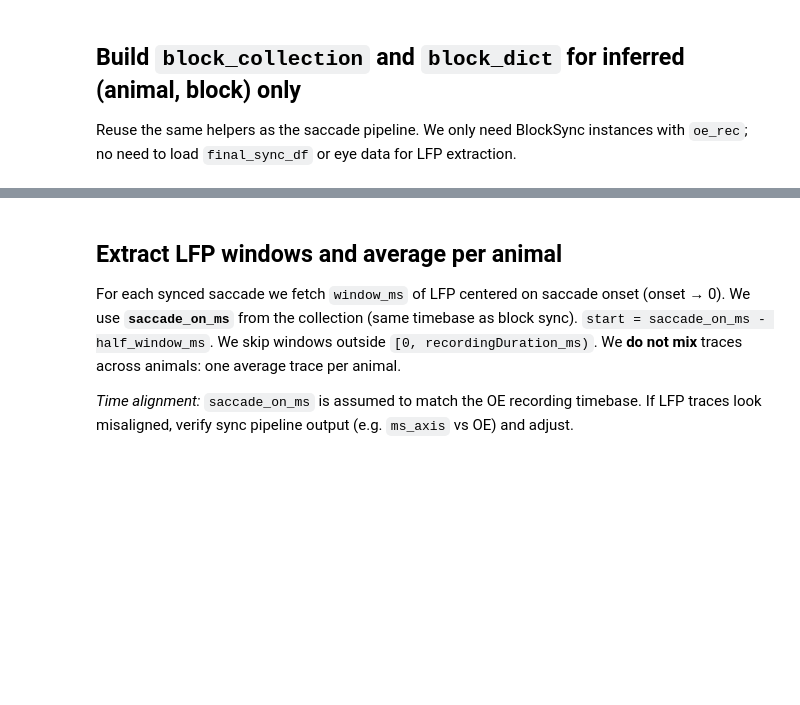
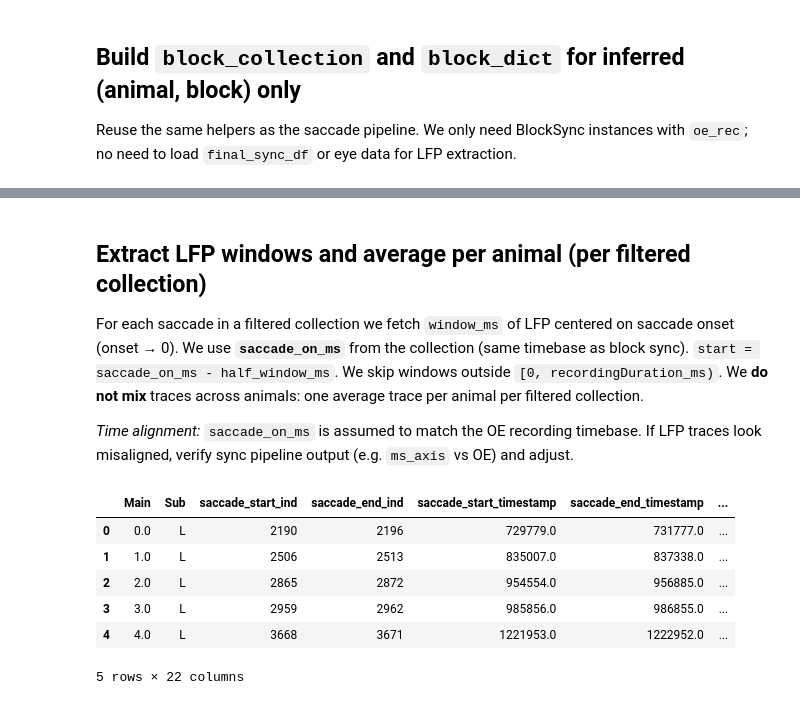
Before and after one commit to EvolutionaryNeuralCodingLab/PETS, a Jupyter notebook: src/eye_tracking_system_tools/analysis_pipelines/saccade_lfp_average_pipeline.ipynb, the cells around one changed output, grey strips where cells are left out. Cells and saved outputs as stored; diff of their text form; code cells hidden in the pictures; blank space fills up the shorter version.

```diff
--- a/src/eye_tracking_system_tools/analysis_pipelines/saccade_lfp_average_pipeline.ipynb
+++ b/src/eye_tracking_system_tools/analysis_pipelines/saccade_lfp_average_pipeline.ipynb
@@ -129,7 +198,17 @@ Synced saccades (one per pair): 226
 # %% [markdown]
-## Extract LFP windows and average per animal
+## Extract LFP windows and average per animal (per filtered collection)
 
-For each synced saccade we fetch `window_ms` of LFP centered on saccade onset (onset → 0). We use **`saccade_on_ms`** from the collection (same timebase as block sync). `start = saccade_on_ms - half_window_ms`. We skip windows outside `[0, recordingDuration_ms)`. We **do not mix** traces across animals: one average trace per animal.
+For each saccade in a filtered collection we fetch `window_ms` of LFP centered on saccade onset (onset → 0). We use **`saccade_on_ms`** from the collection (same timebase as block sync). `start = saccade_on_ms - half_window_ms`. We skip windows outside `[0, recordingDuration_ms)`. We **do not mix** traces across animals: one average trace per animal per filtered collection.
 
 *Time alignment:* `saccade_on_ms` is assumed to match the OE recording timebase. If LFP traces look misaligned, verify sync pipeline output (e.g. `ms_axis` vs OE) and adjust.
+# %%
+all_saccade_collection.head()
+# %% [output]
+|  | Main | Sub | saccade_start_ind | saccade_end_ind | saccade_start_timestamp | saccade_end_timestamp | ... |
+| 0 | 0.0 | L | 2190 | 2196 | 729779.0 | 731777.0 | ... |
+| 1 | 1.0 | L | 2506 | 2513 | 835007.0 | 837338.0 | ... |
+| 2 | 2.0 | L | 2865 | 2872 | 954554.0 | 956885.0 | ... |
+| 3 | 3.0 | L | 2959 | 2962 | 985856.0 | 986855.0 | ... |
+| 4 | 4.0 | L | 3668 | 3671 | 1221953.0 | 1222952.0 | ... |
+5 rows × 22 columns
 # %%
```
Also changed, not shown: parts of 7 cells of this notebook, 6 other files.
